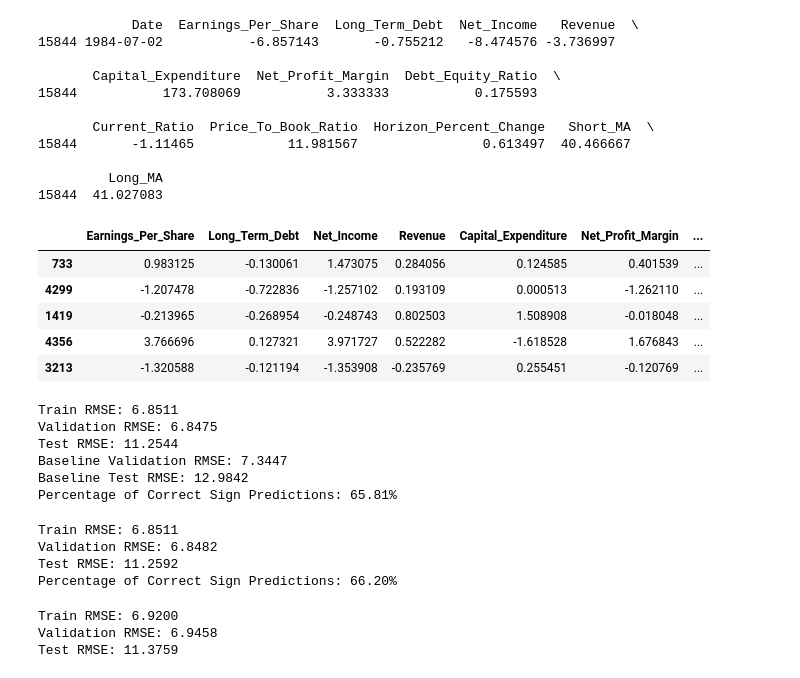
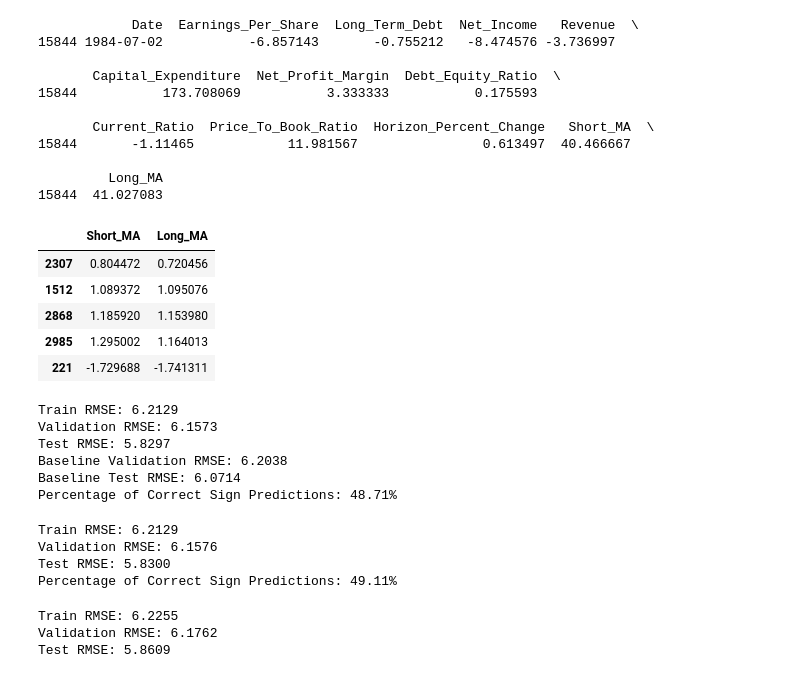
Before and after one commit to edocampione/4YP, a Jupyter notebook: models/LinearRegression.ipynb, the cells around one changed output. Saved outputs shown, nothing was run; the diff lists cells and outputs as text; code cells hidden in the pictures.

```diff
--- a/models/LinearRegression.ipynb
+++ b/models/LinearRegression.ipynb
@@ -175,45 +175,45 @@ fundamental_features = [
 # %%
 
 # Split data into training/validation and test sets based on dates
-train_val_start_date = '2000-01-31'
-test_start_date = '2018-08-31'
-test_end_date = '2020-08-31'
+train_val_start_date = '2002-01-31'
+test_start_date = '2014-08-31'
+test_end_date = '2016-08-31'
 
 # Train/val data ends 1 month before test data starts
 train_val_end_date = pd.to_datetime(test_start_date) - pd.Timedelta(days=horizon)
 train_val_data = df[(df['Date'] >= train_val_start_date) & (df['Date'] < train_val_end_date)]
 test_data = df[(df['Date'] >= test_start_date) & (df['Date'] <= test_end_date)]
 
 # Split the data into features (X) and target (y)
-X_train_val = train_val_data.drop(columns=['Date', 'Horizon_Percent_Change'])
+X_train_val = train_val_data.drop(columns=['Date', 'Horizon_Percent_Change'] + fundamental_features)
 y_train_val = train_val_data['Horizon_Percent_Change']
-X_test = test_data.drop(columns=['Date', 'Horizon_Percent_Change'])
+X_test = test_data.drop(columns=['Date', 'Horizon_Percent_Change'] + fundamental_features)
 y_test = test_data['Horizon_Percent_Change']
 
 # Initialize the StandardScaler
 scaler = StandardScaler()
 
 # Fit the scaler on the training/validation data
 X_train_val_scaled = scaler.fit_transform(X_train_val)
 
 # Now apply the same scaling to the test data using the already fitted scaler
 X_test_scaled = scaler.transform(X_test)
 
 # Convert the scaled data back to DataFrame for consistency
 X_train_val_scaled = pd.DataFrame(X_train_val_scaled, columns=X_train_val.columns)
 X_test = pd.DataFrame(X_test_scaled, columns=X_test.columns)
 
 # Split the training/validation data into training and validation sets (80/20)
 X_train, X_val, y_train, y_val = train_test_split(X_train_val_scaled, y_train_val, test_size=0.2, random_state=42)
 
 X_train.head()
 # %% [output]
-|  | Earnings_Per_Share | Long_Term_Debt | Net_Income | Revenue | Capital_Expenditure | Net_Profit_Margin | ... |
-| 733 | 0.983125 | -0.130061 | 1.473075 | 0.284056 | 0.124585 | 0.401539 | ... |
-| 4299 | -1.207478 | -0.722836 | -1.257102 | 0.193109 | 0.000513 | -1.262110 | ... |
-| 1419 | -0.213965 | -0.268954 | -0.248743 | 0.802503 | 1.508908 | -0.018048 | ... |
-| 4356 | 3.766696 | 0.127321 | 3.971727 | 0.522282 | -1.618528 | 1.676843 | ... |
-| 3213 | -1.320588 | -0.121194 | -1.353908 | -0.235769 | 0.255451 | -0.120769 | ... |
+|  | Short_MA | Long_MA |
+| 2307 | 0.804472 | 0.720456 |
+| 1512 | 1.089372 | 1.095076 |
+| 2868 | 1.185920 | 1.153980 |
+| 2985 | 1.295002 | 1.164013 |
+| 221 | -1.729688 | -1.741311 |
 # %%
 # Initialize and train the Linear Regression model
 model = LinearRegression()
@@ -260,12 +260,12 @@ percentage_correct_signs = np.mean(correct_signs) * 100
 # Print the percentage of correct sign predictions
 print(f"Percentage of Correct Sign Predictions: {percentage_correct_signs:.2f}%")
 # %% [output]
-Train RMSE: 6.8511
-Validation RMSE: 6.8475
-Test RMSE: 11.2544
-Baseline Validation RMSE: 7.3447
-Baseline Test RMSE: 12.9842
-Percentage of Correct Sign Predictions: 65.81%
+Train RMSE: 6.2129
+Validation RMSE: 6.1573
+Test RMSE: 5.8297
+Baseline Validation RMSE: 6.2038
+Baseline Test RMSE: 6.0714
+Percentage of Correct Sign Predictions: 48.71%
 # %%
 # Initialize and train the Ridge Regression model with a specified alpha (regularization strength)
 alpha = 0.4  # You can adjust this value to see how it affects performance
@@ -295,10 +295,10 @@ percentage_correct_signs = np.mean(correct_signs) * 100
 # Print the percentage of correct sign predictions
 print(f"Percentage of Correct Sign Predictions: {percentage_correct_signs:.2f}%")
 # %% [output]
-Train RMSE: 6.8511
-Validation RMSE: 6.8482
-Test RMSE: 11.2592
-Percentage of Correct Sign Predictions: 66.20%
+Train RMSE: 6.2129
+Validation RMSE: 6.1576
+Test RMSE: 5.8300
+Percentage of Correct Sign Predictions: 49.11%
 # %%
 # Initialize and train the Lasso Regression model with a specified alpha
 alpha = 0.04  # You can adjust this value as needed
@@ -321,9 +321,9 @@ print(f"Train RMSE: {train_rmse:.4f}")
 print(f"Validation RMSE: {val_rmse:.4f}")
 print(f"Test RMSE: {test_rmse:.4f}")
 # %% [output]
-Train RMSE: 6.9200
-Validation RMSE: 6.9458
-Test RMSE: 11.3759
+Train RMSE: 6.2255
+Validation RMSE: 6.1762
+Test RMSE: 5.8609
 # %%
 #SIGNS
 
```
Also changed, not shown: parts of 3 cells of this notebook, 1 other file.
